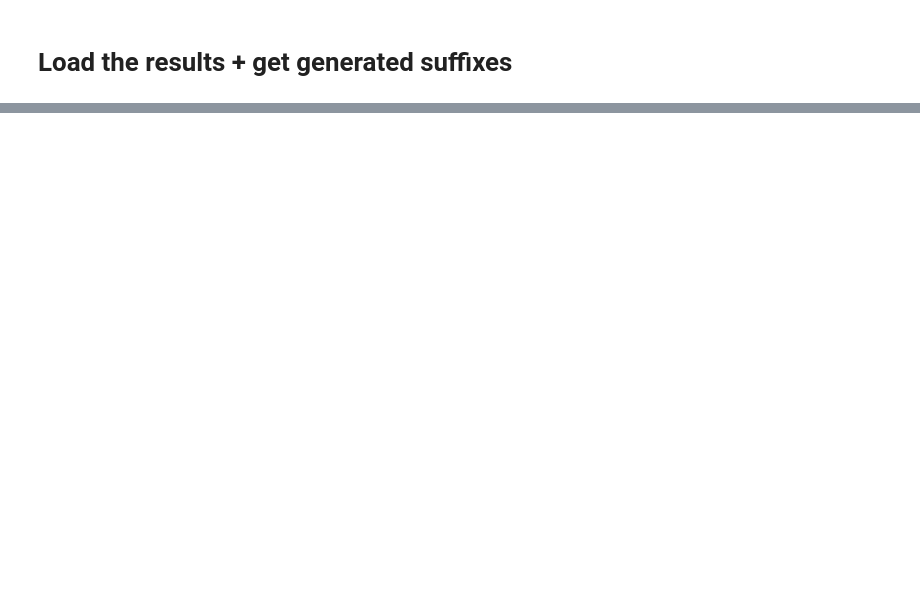
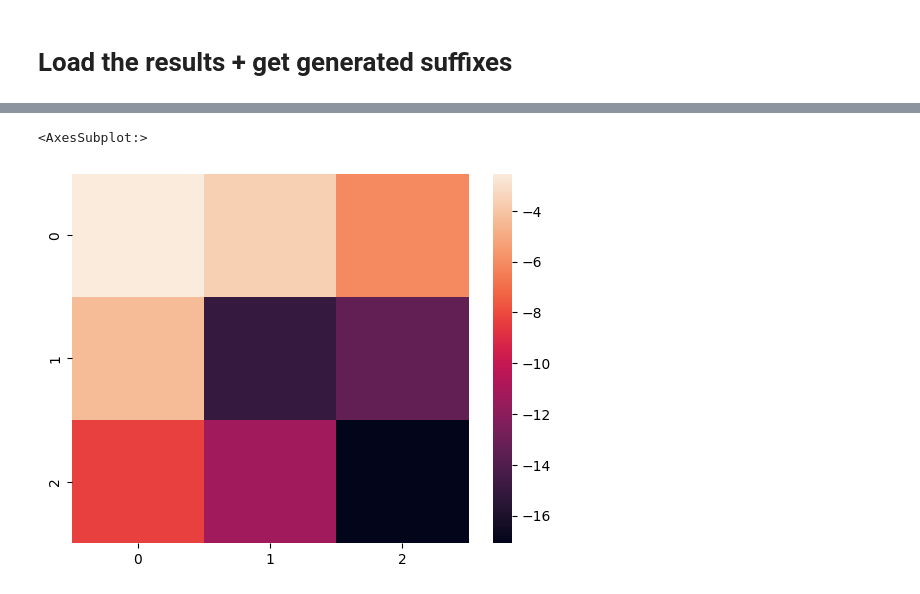
Before and after one commit to csinva/iprompt, a Jupyter notebook: notebooks/06_generalization_sentiment_ood.ipynb, the cells around one changed output, grey strips where cells are left out. Drawn from its saved outputs; the diff is of its cells as text; code cells hidden in the pictures; blank space fills up the shorter version.

```diff
--- a/notebooks/06_generalization_sentiment_ood.ipynb
+++ b/notebooks/06_generalization_sentiment_ood.ipynb
@@ -77,0 +93,5 @@ for idx, method in enumerate(['iprompt', 'autoprompt', 'manual']):
+# %%
+sns.heatmap((accs_list[2] - accs_list[0])[1:, 1:])
+# %% [output]
+<AxesSubplot:>
+[figure, added]
```
Also changed, not shown: parts of 5 cells of this notebook, 1 other file.
